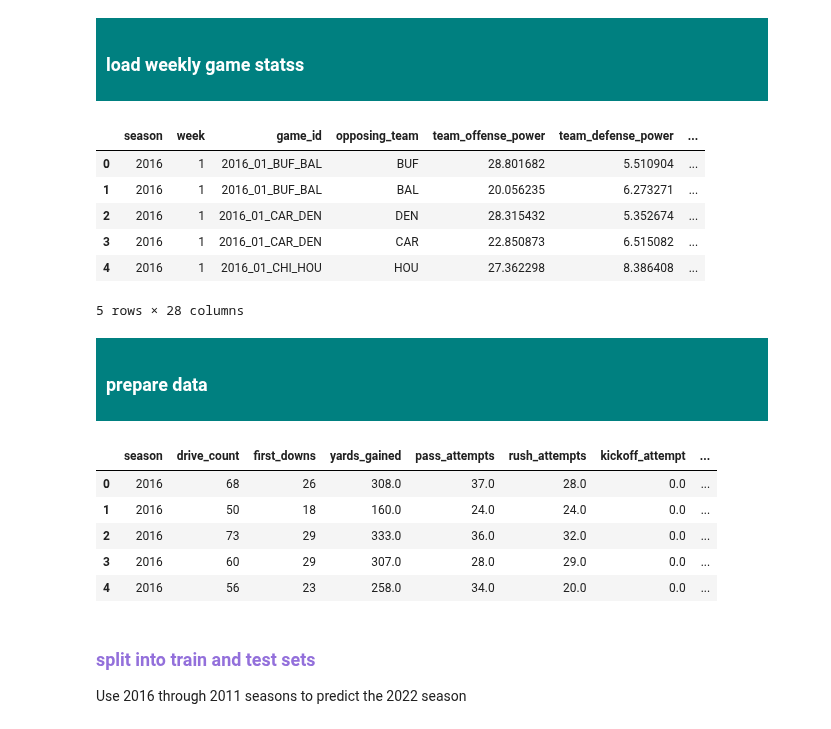
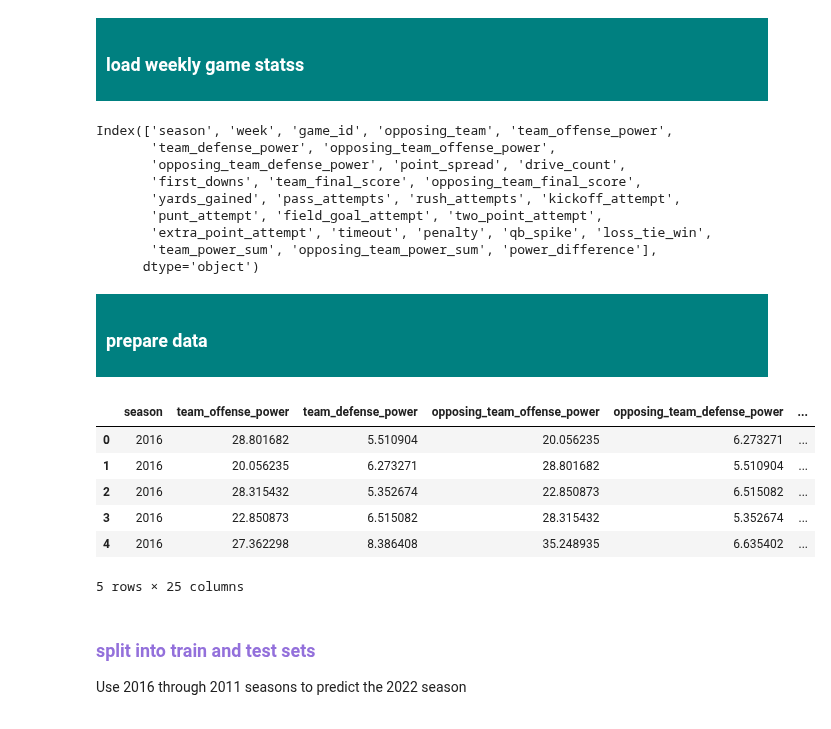
Before and after one commit to cjlcoursework/nflverse_project, a Jupyter notebook: notebooks/nfl_win_loss_classification_experiment3.ipynb, the cells around one changed output. Cells and saved outputs as stored; diff of their text form; code cells hidden in the pictures.

```diff
--- a/notebooks/nfl_win_loss_classification_experiment3.ipynb
+++ b/notebooks/nfl_win_loss_classification_experiment3.ipynb
@@ -85,15 +85,17 @@ assert os.path.exists(input_path)
 
 weekly_stats_df = pd.read_parquet(input_path)
 stats_df = weekly_stats_df.drop(columns=['team'])
-stats_df.head()
+stats_df.columns
 # %% [output]
-|  | season | week | game_id | opposing_team | team_offense_power | team_defense_power | ... |
-| 0 | 2016 | 1 | 2016_01_BUF_BAL | BUF | 28.801682 | 5.510904 | ... |
-| 1 | 2016 | 1 | 2016_01_BUF_BAL | BAL | 20.056235 | 6.273271 | ... |
-| 2 | 2016 | 1 | 2016_01_CAR_DEN | DEN | 28.315432 | 5.352674 | ... |
-| 3 | 2016 | 1 | 2016_01_CAR_DEN | CAR | 22.850873 | 6.515082 | ... |
-| 4 | 2016 | 1 | 2016_01_CHI_HOU | HOU | 27.362298 | 8.386408 | ... |
-5 rows × 28 columns
+Index(['season', 'week', 'game_id', 'opposing_team', 'team_offense_power',
+       'team_defense_power', 'opposing_team_offense_power',
+       'opposing_team_defense_power', 'point_spread', 'drive_count',
+       'first_downs', 'team_final_score', 'opposing_team_final_score',
+       'yards_gained', 'pass_attempts', 'rush_attempts', 'kickoff_attempt',
+       'punt_attempt', 'field_goal_attempt', 'two_point_attempt',
+       'extra_point_attempt', 'timeout', 'penalty', 'qb_spike', 'loss_tie_win',
+       'team_power_sum', 'opposing_team_power_sum', 'power_difference'],
+      dtype='object')
 # %% [markdown]
 <div style="background-color: teal; padding: 10px;">
     <h3 style="color: white;">prepare data</h3>
@@ -101,31 +103,32 @@ stats_df.head()
 # %%
 keep_columns = [
     'season',
     # 'week',
     # 'game_id',
     'drive_count',
     'first_downs',
     'yards_gained',
     'pass_attempts',
     'rush_attempts',
     'kickoff_attempt',
     'punt_attempt',
     'field_goal_attempt', 'two_point_attempt',
     'extra_point_attempt',
     'timeout', 'penalty',
     'qb_spike',
     'power_difference',
     'loss_tie_win'
 ]
 
-df = stats_df[keep_columns]
+df = stats_df.drop(columns=[ 'week', 'game_id', 'opposing_team'])
 df['loss_tie_win'] = np.where(df['loss_tie_win'] != 2, 0, 1)
 
 df.head()
 # %% [output]
-|  | season | drive_count | first_downs | yards_gained | pass_attempts | rush_attempts | kickoff_attempt | ... |
-| 0 | 2016 | 68 | 26 | 308.0 | 37.0 | 28.0 | 0.0 | ... |
-| 1 | 2016 | 50 | 18 | 160.0 | 24.0 | 24.0 | 0.0 | ... |
-| 2 | 2016 | 73 | 29 | 333.0 | 36.0 | 32.0 | 0.0 | ... |
-| 3 | 2016 | 60 | 29 | 307.0 | 28.0 | 29.0 | 0.0 | ... |
-| 4 | 2016 | 56 | 23 | 258.0 | 34.0 | 20.0 | 0.0 | ... |
+|  | season | team_offense_power | team_defense_power | opposing_team_offense_power | opposing_team_defense_power | ... |
+| 0 | 2016 | 28.801682 | 5.510904 | 20.056235 | 6.273271 | ... |
+| 1 | 2016 | 20.056235 | 6.273271 | 28.801682 | 5.510904 | ... |
+| 2 | 2016 | 28.315432 | 5.352674 | 22.850873 | 6.515082 | ... |
+| 3 | 2016 | 22.850873 | 6.515082 | 28.315432 | 5.352674 | ... |
+| 4 | 2016 | 27.362298 | 8.386408 | 35.248935 | 6.635402 | ... |
+5 rows × 25 columns
```
Also changed, not shown: parts of 9 cells of this notebook, 12 other files.
